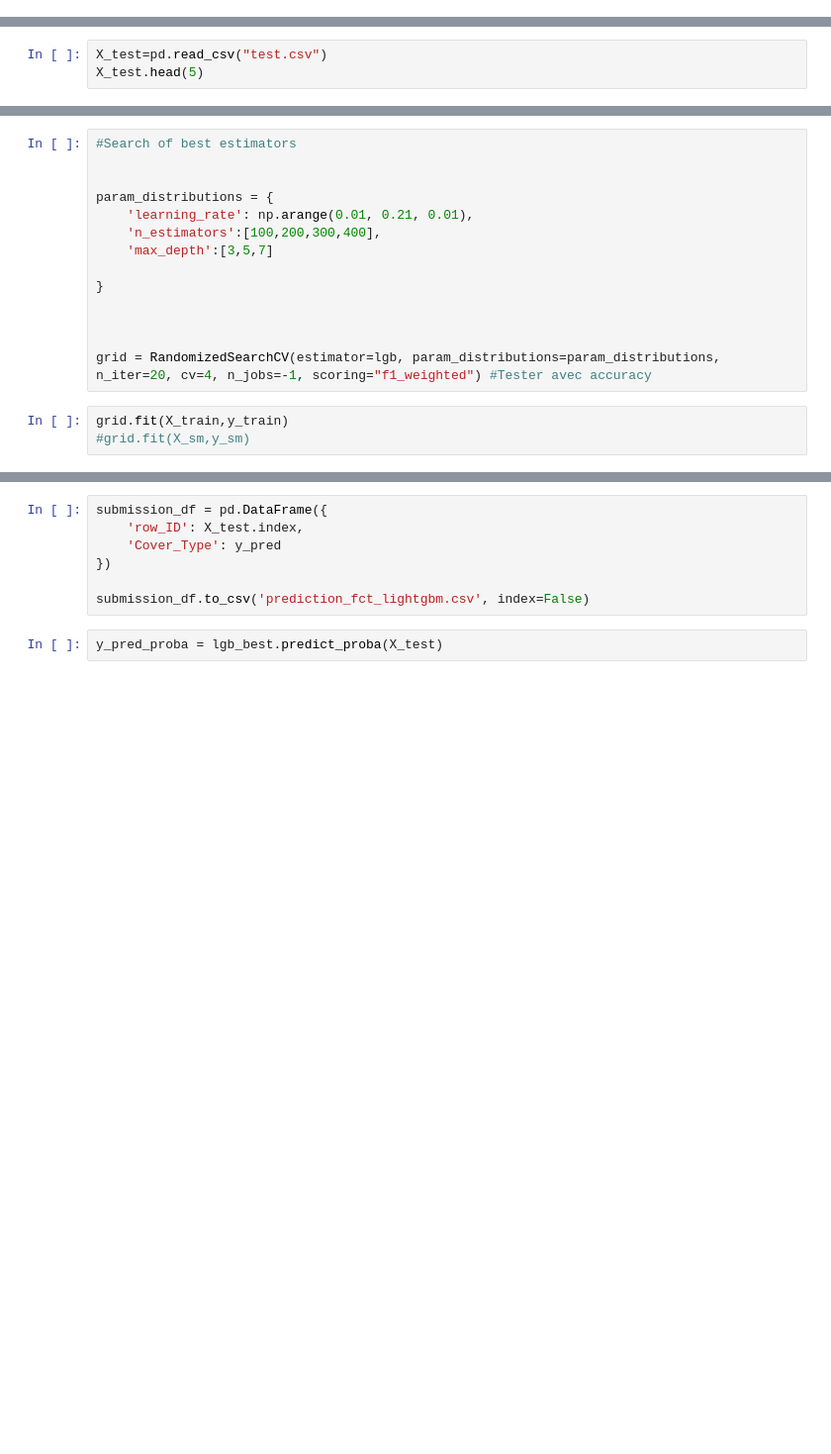
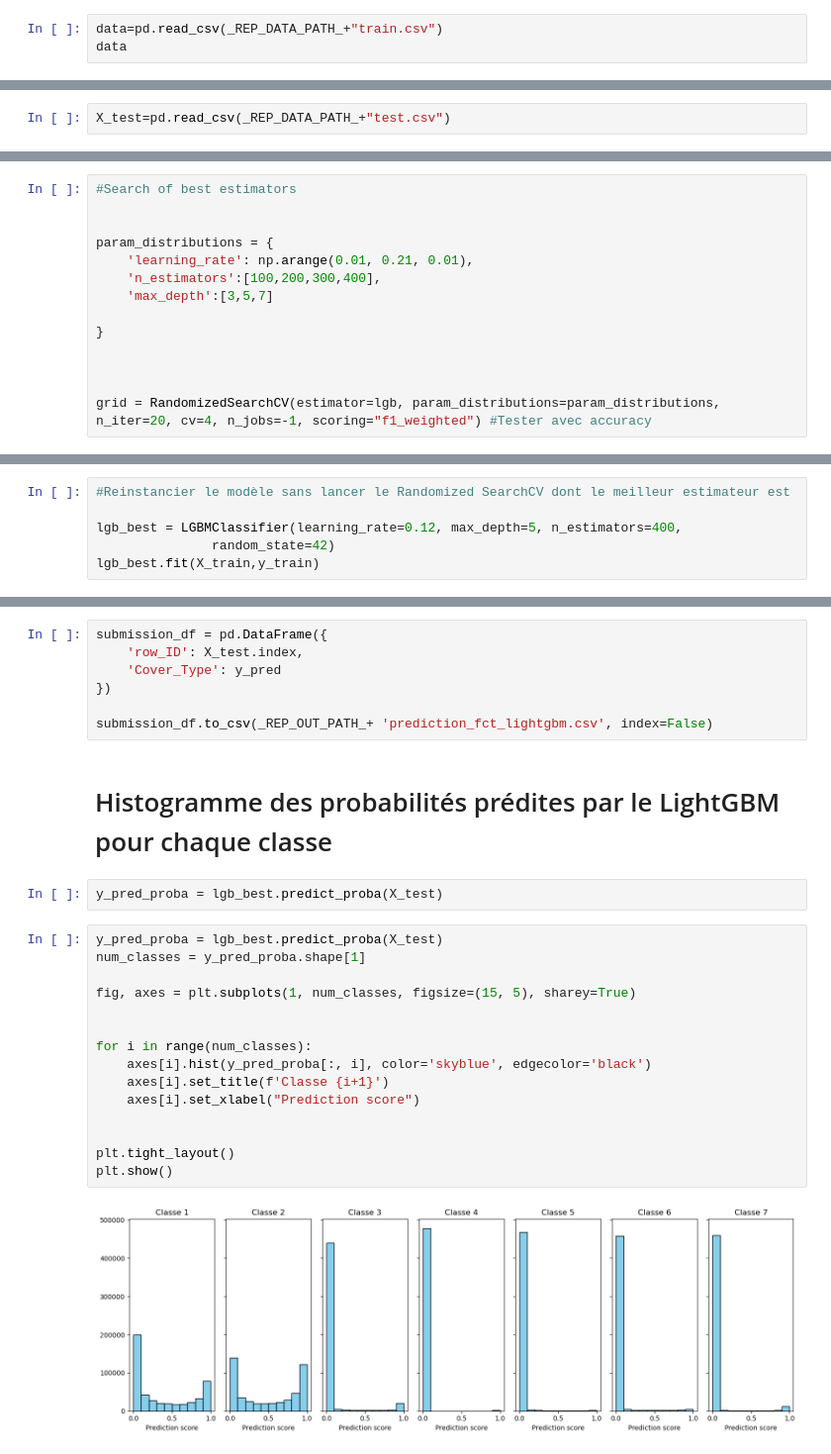
Before and after one commit to enzoben/Forest-cover-type, a Jupyter notebook: FCT_lightgbm.ipynb, the cells around one changed output, grey strips where cells are left out. Shown: that part at 99% size. Cells and saved outputs as stored; diff of their text form; blank space fills up the shorter version.

```diff
--- a/FCT_lightgbm.ipynb
+++ b/FCT_lightgbm.ipynb
@@ -21,0 +13,3 @@ data
+# %%
+data=pd.read_csv(_REP_DATA_PATH_+"train.csv")
+data
@@ -23,5 +31,4 @@ data
 X_train=data.drop(columns=["Cover_Type"])
 y_train=data['Cover_Type']
 # %%
-X_test=pd.read_csv("test.csv")
-X_test.head(5)
+X_test=pd.read_csv(_REP_DATA_PATH_+"test.csv")
@@ -75,6 +56,3 @@ param_distributions = {
 
 
 grid = RandomizedSearchCV(estimator=lgb, param_distributions=param_distributions, n_iter=20, cv=4, n_jobs=-1, scoring="f1_weighted") #Tester avec accuracy
-# %%
-grid.fit(X_train,y_train)
-#grid.fit(X_sm,y_sm)
@@ -117,0 +66,6 @@ LGBMClassifier(learning_rate=0.12, max_depth=5, n_estimators=400,
+# %%
+#Reinstancier le modèle sans lancer le Randomized SearchCV dont le meilleur estimateur est
+
+lgb_best = LGBMClassifier(learning_rate=0.12, max_depth=5, n_estimators=400,
+               random_state=42)
+lgb_best.fit(X_train,y_train)
@@ -130,6 +115,25 @@ submission_df = pd.DataFrame({
     'Cover_Type': y_pred
 })
 
-submission_df.to_csv('prediction_fct_lightgbm.csv', index=False)
+submission_df.to_csv(_REP_OUT_PATH_+ 'prediction_fct_lightgbm.csv', index=False)
+# %% [markdown]
+# Histogramme des probabilités prédites par le LightGBM pour chaque classe
 # %%
 y_pred_proba = lgb_best.predict_proba(X_test)
+# %%
+y_pred_proba = lgb_best.predict_proba(X_test)
+num_classes = y_pred_proba.shape[1]
+
+fig, axes = plt.subplots(1, num_classes, figsize=(15, 5), sharey=True)
+
+
+for i in range(num_classes):
+    axes[i].hist(y_pred_proba[:, i], color='skyblue', edgecolor='black')
+    axes[i].set_title(f'Classe {i+1}')
+    axes[i].set_xlabel("Prediction score")
+
+
+plt.tight_layout()
+plt.show()
+# %% [output]
+[figure, added]
```
Also changed, not shown: parts of 21 cells of this notebook, 2 other files.
